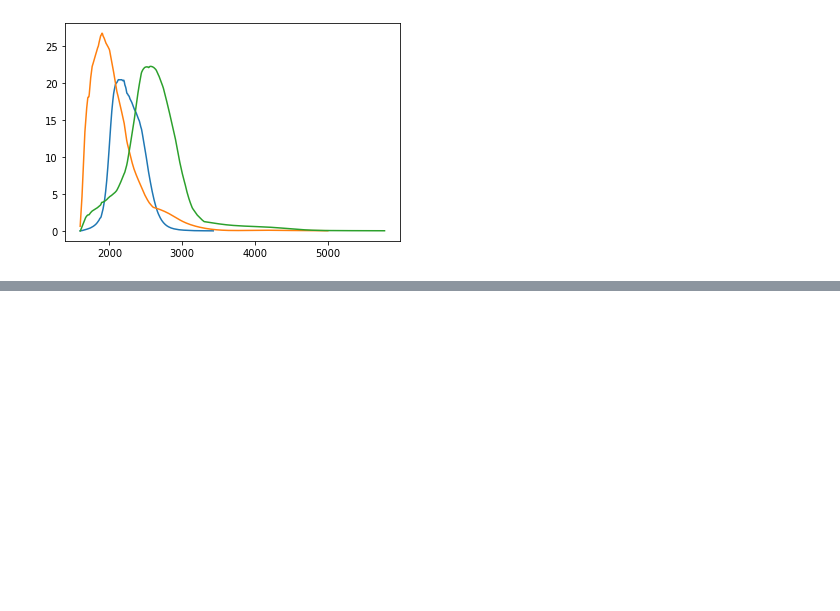
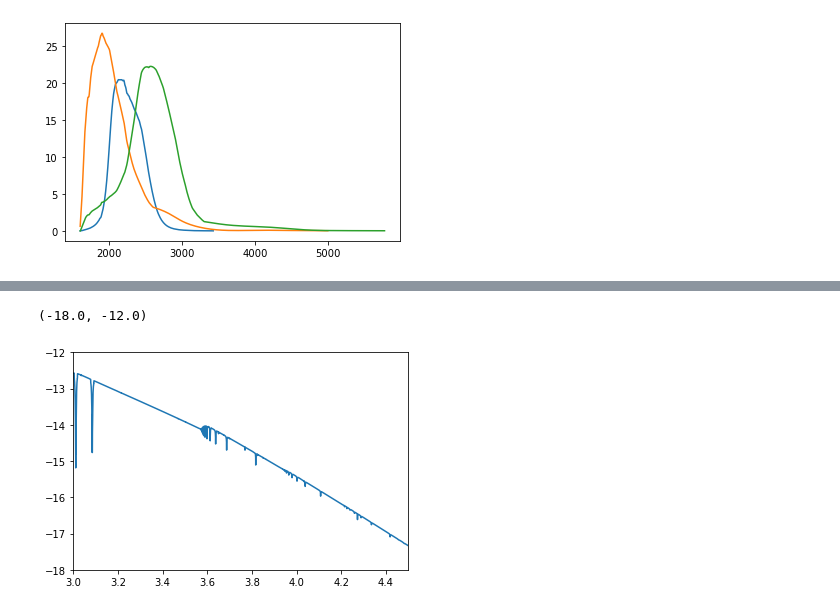
Before and after one commit to AstroLudwig/FoesHackSession, a Jupyter notebook: Hack2/Exploration.ipynb, the cells around one changed output, grey strips where cells are left out. Saved outputs shown, nothing was run; the diff lists cells and outputs as text; code cells hidden in the pictures; blank space fills up the shorter version.

```diff
--- a/Hack2/Exploration.ipynb
+++ b/Hack2/Exploration.ipynb
@@ -27,3 +42,6 @@ spec
 | 7 | M1_4.04q0.8P5.8Z0.002_vinf1.5 | 0.712073 | 0.194753 | 0.776148 | 0.520599 | 0.698447 | 1.528630 | 1.800333 | 2.202779 | 2.469296 | 2.943333 | ... |
 | 8 | M1_4.46q0.8P6.3Z0.002_vinf1.5 | 0.343406 | -0.172317 | 0.403776 | 0.152718 | 0.329394 | 1.157172 | 1.442275 | 1.844983 | 2.110447 | 2.583428 | ... |
 | 9 | M1_4.93q0.8P6.8Z0.002_vinf1.5 | 0.035535 | -0.469274 | 0.090396 | -0.149809 | 0.021257 | 0.843333 | 1.144293 | 1.547195 | 1.812591 | 2.285727 | ... |
+# %%
+df = pd.read_csv('Data/SpectralModels/SED_grid_006_m1_2.txt',skiprows=4,header=None,delimiter="\t",names=['lambda','flux'])
+df
@@ -29,0 +62,7 @@ spec
+# %%
+plt.plot(np.log10(df['lambda']),np.log10(df['flux']))
+plt.xlim(3,4.5)
+plt.ylim(-18,-12)
+# %% [output]
+(-18.0, -12.0)
+[figure, added]
```
Also changed, not shown: parts of 18 cells of this notebook.
